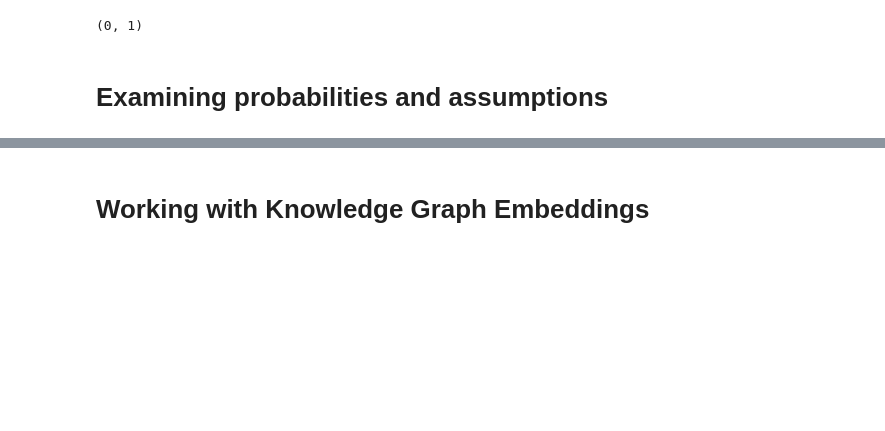
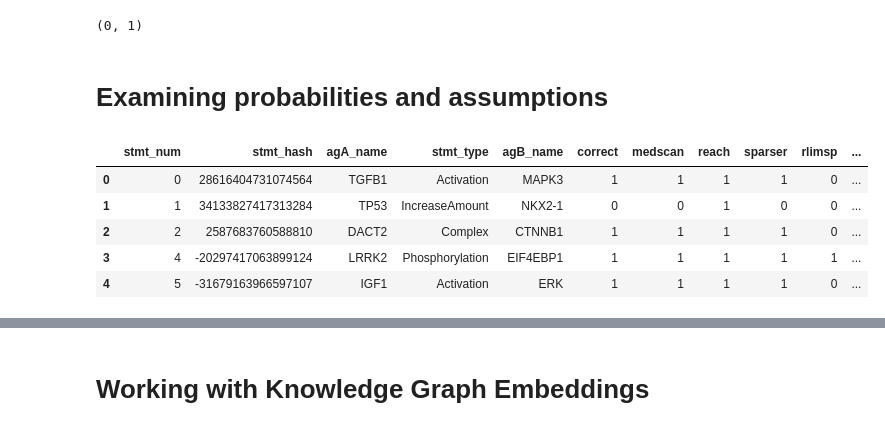
Before and after one commit to sorgerlab/indra_assembly_paper, a Jupyter notebook: notebooks/Belief Prediction.ipynb, the cells around one changed output, grey strips where cells are left out. Drawn from its saved outputs; the diff is of its cells as text; code cells hidden in the pictures; blank space fills up the shorter version.

```diff
--- a/notebooks/Belief Prediction.ipynb
+++ b/notebooks/Belief Prediction.ipynb
@@ -119,3 +120,26 @@ plt.ylim([0, 1])
 (0, 1)
 # %% [markdown]
 # Examining probabilities and assumptions
+# %%
+r1 = 'reach'
+r2 = 'sparser'
+r3 = 'sparser'
+
+# Convert counts and correct into boolean variables
+dtype_dict = {col: 'bool' for col in kge_df.columns
+              if col not in ('stmt_num', 'stmt_hash', 'agA_name', 'stmt_type', 'agB_name')}
+bin_df = kge_df.astype(dtype_dict)
+dtype_dict = {col: 'int64' for col in kge_df.columns
+              if col not in ('stmt_num', 'stmt_hash', 'agA_name', 'stmt_type', 'agB_name')}
+bin_df = bin_df.astype(dtype_dict)
+#bin_df_sub = bin_df[(bin_df[r1] > 0) | (bin_df[r2] > 0)]
+#bin_df_sub = bin_df[(bin_df[r1] > 0) | (bin_df[r2] > 0) | (bin_df[r3] > 0)]
+bin_df_sub = bin_df
+bin_df_sub.head()
+# %% [output]
+|  | stmt_num | stmt_hash | agA_name | stmt_type | agB_name | correct | medscan | reach | sparser | rlimsp | ... |
+| 0 | 0 | 28616404731074564 | TGFB1 | Activation | MAPK3 | 1 | 1 | 1 | 1 | 0 | ... |
+| 1 | 1 | 34133827417313284 | TP53 | IncreaseAmount | NKX2-1 | 0 | 0 | 1 | 0 | 0 | ... |
+| 2 | 2 | 2587683760588810 | DACT2 | Complex | CTNNB1 | 1 | 1 | 1 | 1 | 0 | ... |
+| 3 | 4 | -20297417063899124 | LRRK2 | Phosphorylation | EIF4EBP1 | 1 | 1 | 1 | 1 | 1 | ... |
+| 4 | 5 | -31679163966597107 | IGF1 | Activation | ERK | 1 | 1 | 1 | 1 | 0 | ... |
```
Also changed, not shown: parts of 33 cells of this notebook.
